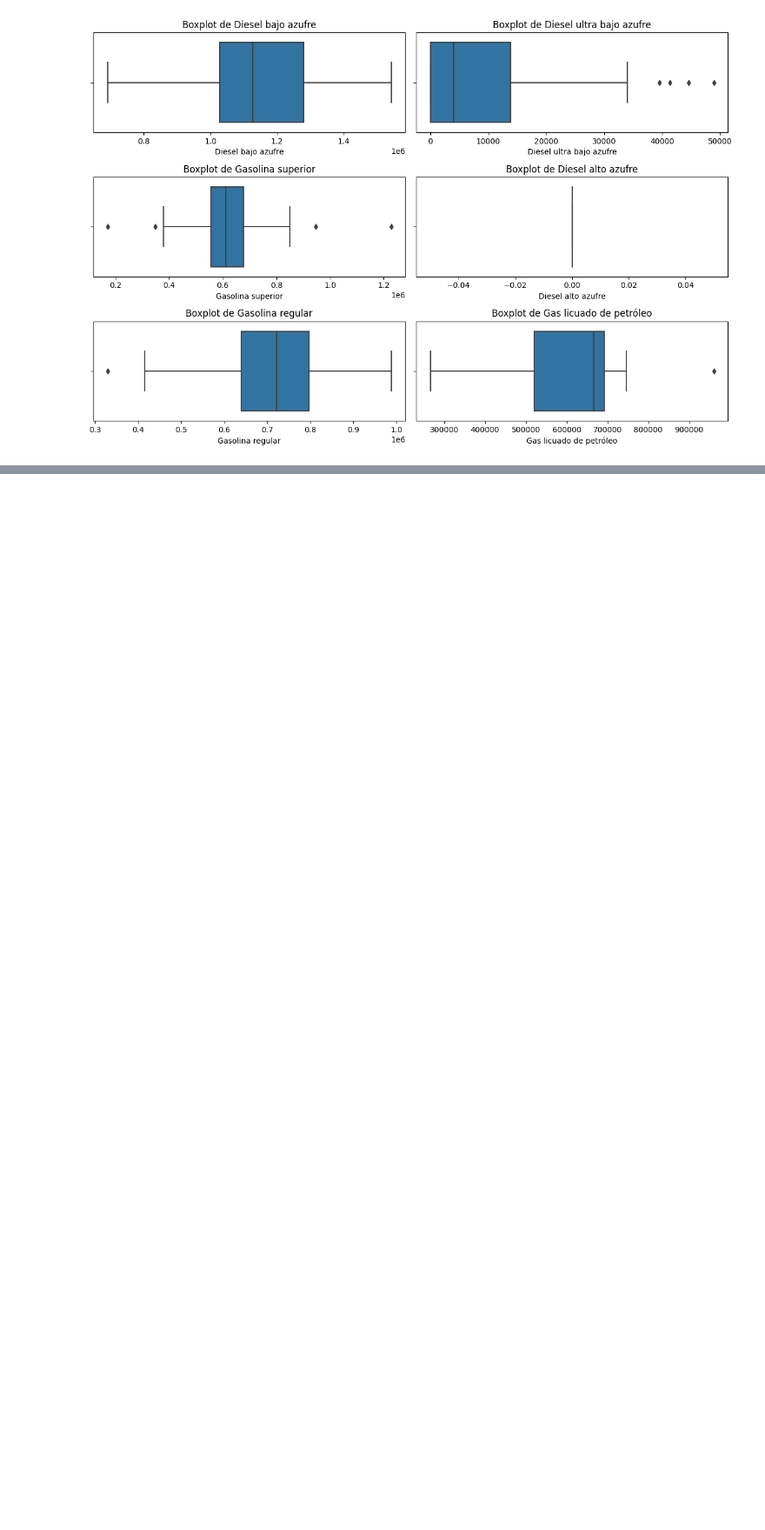
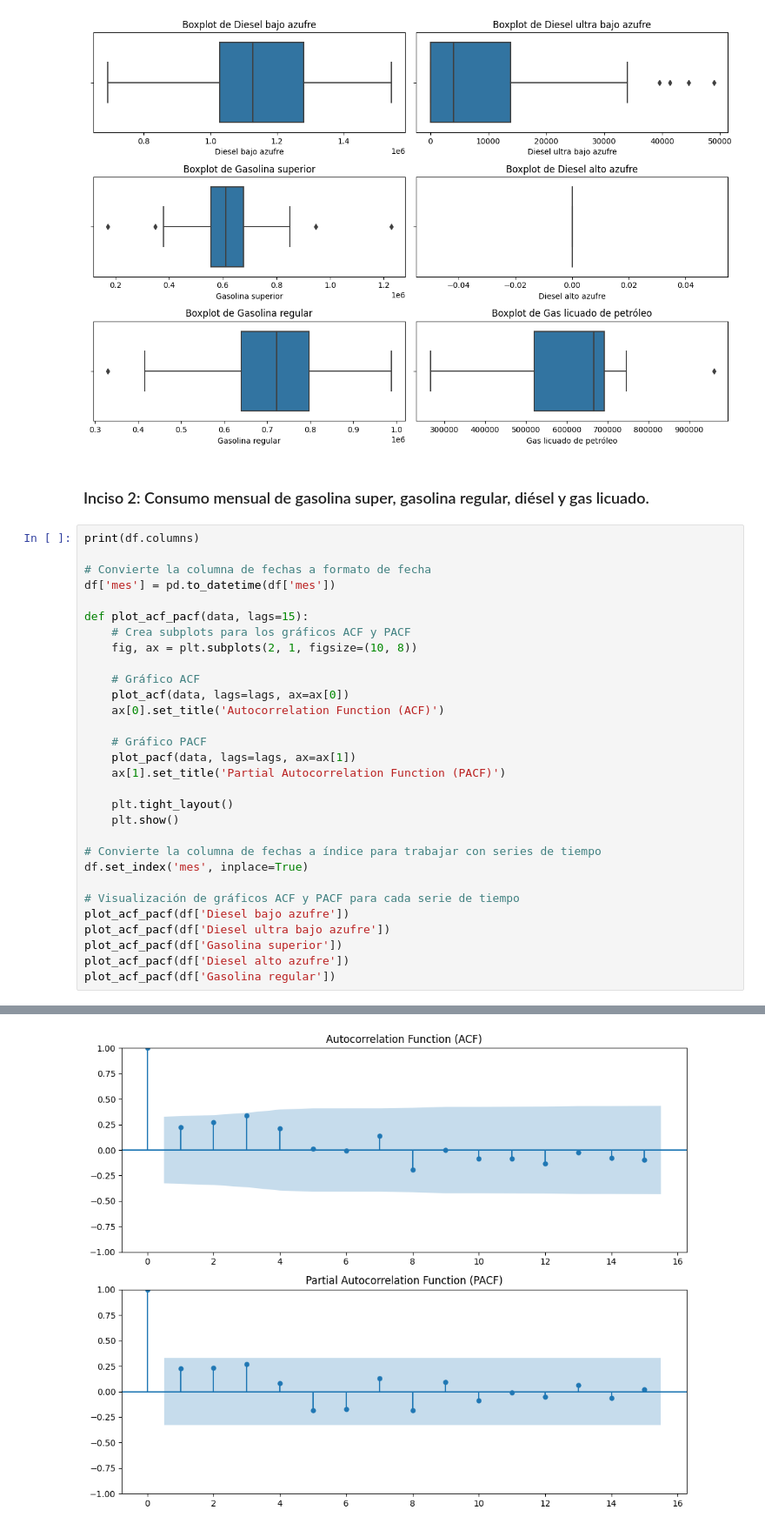
Before and after one commit to Javier19-cmd/Lab2-Data, a Jupyter notebook: Lab2.ipynb, the cells around one changed output, grey strips where cells are left out. Shown at 87% size. Saved outputs shown, nothing was run; the diff lists cells and outputs as text; blank space fills up the shorter version.

```diff
--- a/Lab2.ipynb
+++ b/Lab2.ipynb
@@ -601,3 +611,36 @@ plt.tight_layout()
 plt.show()
 # %% [output]
 [figure]
+# %% [markdown]
+### Inciso 2: Consumo mensual de gasolina super, gasolina regular, diésel y gas licuado.
+# %%
+print(df.columns)
+
+# Convierte la columna de fechas a formato de fecha
+df['mes'] = pd.to_datetime(df['mes'])
+
+def plot_acf_pacf(data, lags=15):
+    # Crea subplots para los gráficos ACF y PACF
+    fig, ax = plt.subplots(2, 1, figsize=(10, 8))
+
+    # Gráfico ACF
+    plot_acf(data, lags=lags, ax=ax[0])
+    ax[0].set_title('Autocorrelation Function (ACF)')
+
+    # Gráfico PACF
+    plot_pacf(data, lags=lags, ax=ax[1])
+    ax[1].set_title('Partial Autocorrelation Function (PACF)')
+
+    plt.tight_layout()
+    plt.show()
+
+# Convierte la columna de fechas a índice para trabajar con series de tiempo
+df.set_index('mes', inplace=True)
+
+# Visualización de gráficos ACF y PACF para cada serie de tiempo
+plot_acf_pacf(df['Diesel bajo azufre'])
+plot_acf_pacf(df['Diesel ultra bajo azufre'])
+plot_acf_pacf(df['Gasolina superior'])
+plot_acf_pacf(df['Diesel alto azufre'])
+plot_acf_pacf(df['Gasolina regular'])
+# %% [output]
@@ -603,0 +656 @@ plt.show()
+[figure, added]
```
Also changed, not shown: parts of 7 cells of this notebook, 1 other file.
